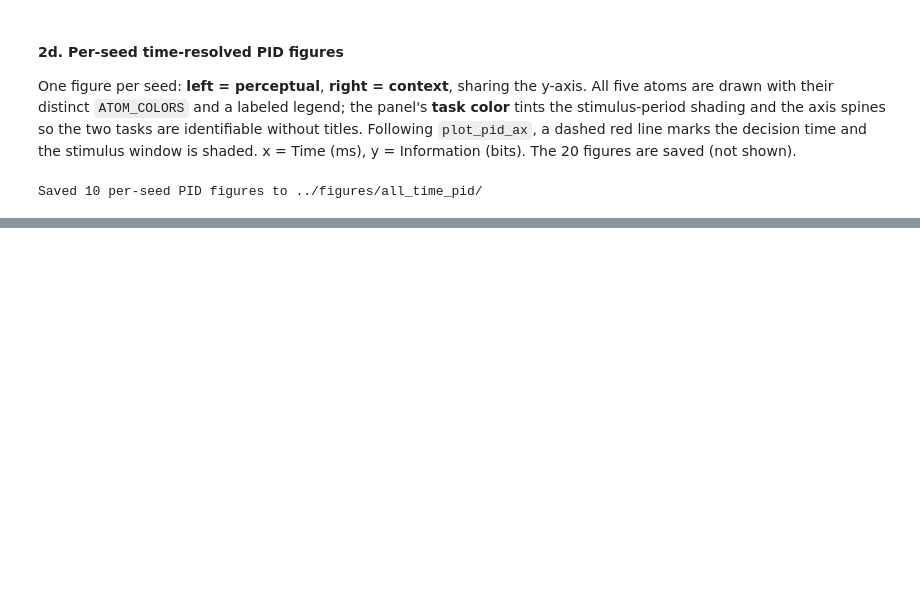
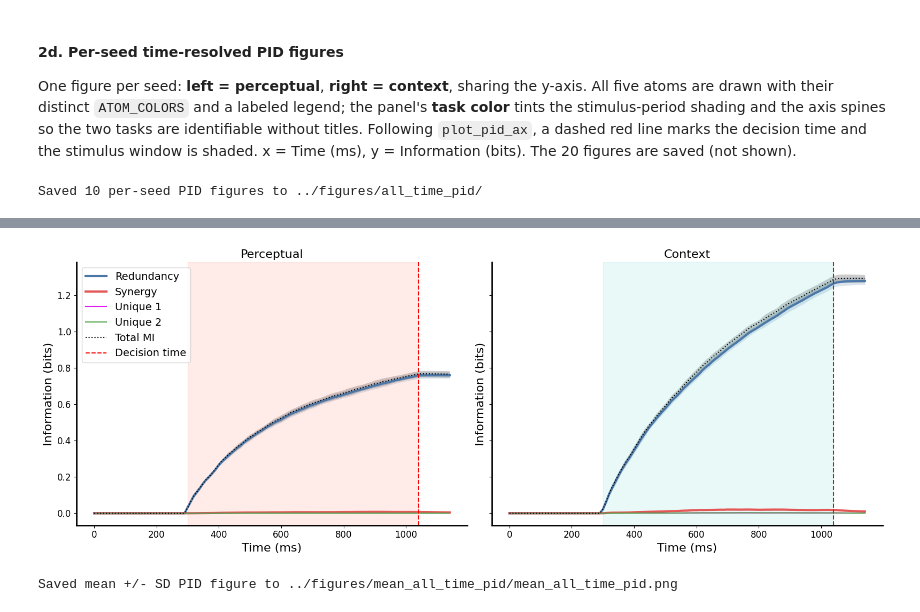
Before and after one commit to jgendra/NeuroAI-Project13, a Jupyter notebook: notebooks/06_Full_PID_analysis_pipeline.ipynb, the cells around one changed output, grey strips where cells are left out. Saved outputs shown, nothing was run; the diff lists cells and outputs as text; code cells hidden in the pictures; blank space fills up the shorter version.

Commit message:
Figure 3 Avg all time PID for Full PID analysis

```diff
--- a/notebooks/06_Full_PID_analysis_pipeline.ipynb
+++ b/notebooks/06_Full_PID_analysis_pipeline.ipynb
@@ -52,7 +54,7 @@ ATOMS = ['total_mi', 'redundancy', 'unique1', 'unique2', 'synergy']
 ATOM_COLORS = {
     'total_mi':   '#020202',   # black  (dotted) — the Gaussian MMI total I(X1,X2;Y)
     'redundancy': '#4C78A8',   # blue
-    'unique1':    '#F58518',   # orange
+    'unique1':    "#E618F5",   # orange
     'unique2':    '#54A24B',   # green
     'synergy':    '#E45756',   # red
 }
@@ -378,0 +456,48 @@ Saved 10 per-seed PID figures to ../figures/all_time_pid/
+# %%
+def plot_mean_sd_pid_ax(ax, mean_pid, sd_pid, task_color, task_name):
+    """Mean (line) +/- SD (band) of the 5 PID atoms over time (ms), notebook-06 style.
+
+    Atoms keep their distinct ATOM_COLORS (so the labeled legend separates them); the
+    task color tints the stimulus shading and the panel is titled with its task name as
+    in Fig 2. total_mi stays dotted per the global 'Plotting conventions'.
+    """
+    t_ms = steps_to_ms(np.arange(TOTAL_TIMESTEPS))          # x axis in ms
+    # (atom name, atom-axis index, linewidth, alpha, linestyle, legend label)
+    specs = [
+        ('redundancy', 1, 3.0, 1.0, '-', 'Redundancy'),    # emphasized (lw=3)
+        ('synergy',    4, 3.0, 1.0, '-', 'Synergy'),        # emphasized (lw=3)
+        ('unique1',    2, 1.5, 1.0, '-', 'Unique 1'),
+        ('unique2',    3, 1.5, 1.0, '-', 'Unique 2'),
+        ('total_mi',   0, 1.5, 1.0, ':', 'Total MI'),       # dotted (global convention)
+    ]
+    for name, j, lw, a, ls, lab in specs:
+        c = ATOM_COLORS[name]
+        # mean across seeds as a solid (total_mi: dotted) line
+        ax.plot(t_ms, mean_pid[:, j], color=c, lw=lw, alpha=a, ls=ls, label=lab)
+        # +/-1 SD across seeds as a translucent shaded band in the same atom color
+        ax.fill_between(t_ms, mean_pid[:, j] - sd_pid[:, j], mean_pid[:, j] + sd_pid[:, j],
+                        color=c, alpha=0.20, linewidth=0)
+    # decision-time marker + stimulus-period shading (tinted with the task color)
+    ax.axvline(DECISION_T * MS_PER_STEP, color='red', ls='--', label='Decision time')
+    ax.axvspan(STIM_START_STEP * MS_PER_STEP, DECISION_T * MS_PER_STEP,
+               color=task_color, alpha=0.12)
+    for side in ('left', 'bottom'):
+        ax.spines[side].set_linewidth(2.0)
+    ax.set_xlabel('Time (ms)')
+    ax.set_ylabel('Information (bits)')
+    ax.set_title(task_name.title())                        # subplot title = task name
+
+# single figure: left = perceptual, right = context, shared y-axis (as in Fig 2)
+fig, (axL, axR) = plt.subplots(1, 2, figsize=(16, 6), sharey=True)
+plot_mean_sd_pid_ax(axL, mean_time_PID['perceptual'], sd_time_PID['perceptual'],
+                    COLOR_PERCEPTUAL, TASKS[0])            # left = perceptual
+plot_mean_sd_pid_ax(axR, mean_time_PID['context'],    sd_time_PID['context'],
+                    COLOR_CONTEXT, TASKS[1])               # right = context
+axL.legend(loc='upper left')                               # labeled legend for the 5 atoms
+fig.tight_layout()
+fig.savefig(f"{FIG_MEAN_PID_DIR}/mean_all_time_pid.png", dpi=300)
+plt.show()
+print(f"Saved mean +/- SD PID figure to {FIG_MEAN_PID_DIR}/mean_all_time_pid.png")
+# %% [output]
+[figure, added]
+Saved mean +/- SD PID figure to ../figures/mean_all_time_pid/mean_all_time_pid.png
```
Also changed, not shown: parts of 14 cells of this notebook, 15 other files.
